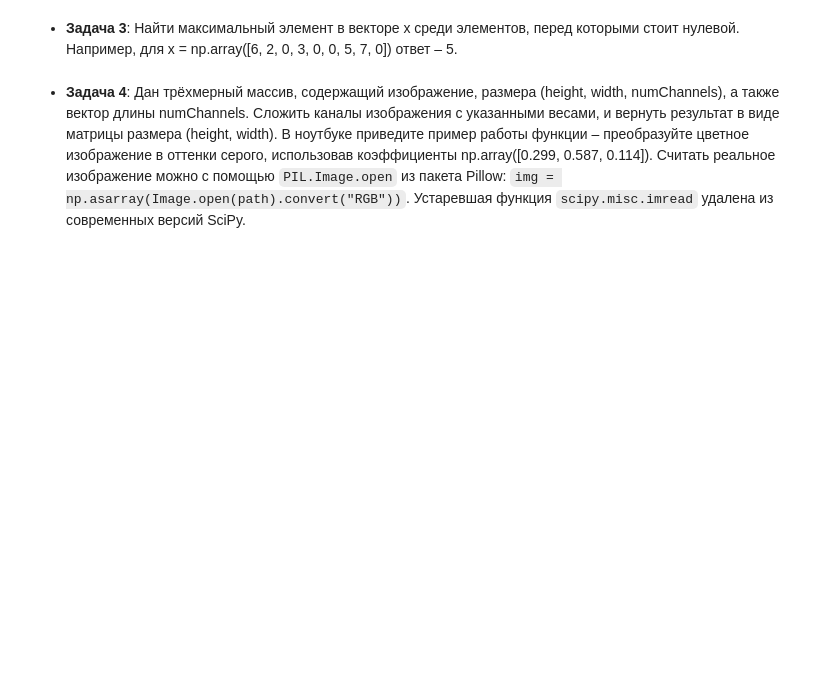
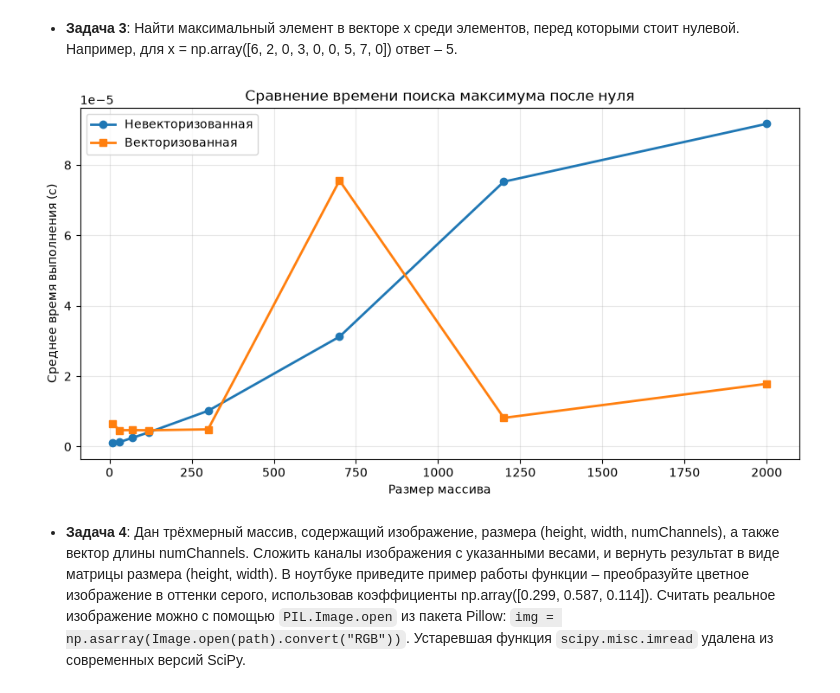
Before and after one commit to K35177/ML_Kamalov, a Jupyter notebook: task_numpy/task_numpy_practice.ipynb, the cells around one changed output. Saved outputs shown, nothing was run; the diff lists cells and outputs as text; code cells hidden in the pictures; blank space fills up the shorter version.

```diff
--- a/task_numpy/task_numpy_practice.ipynb
+++ b/task_numpy/task_numpy_practice.ipynb
@@ -154,9 +142,66 @@ plt.show()
 * __Задача 3__: Найти максимальный элемент в векторе x среди элементов, перед которыми стоит нулевой.
  Например, для x = np.array([6, 2, 0, 3, 0, 0, 5, 7, 0]) ответ – 5.
 # %%
-reload_solution_modules()
+  import timeit
+  import matplotlib.pyplot as plt
+  import numpy as np
+  import functions
+  import functions_vectorized
 
-# code here
+  data_sizes = np.array([10, 30, 70, 120, 300, 700, 1200, 2000])
+  time_non_vectorized = []
+  time_vectorized = []
+
+  for size in data_sizes:
+      x = np.random.randint(1, 100, size=size)
+      x[::5] = 0
+      x_list = x.tolist()
+      repetitions = 10
+
+      t_non_vectorized = timeit.timeit(
+          lambda: functions.max_after_zero(x_list), number=repetitions,) / repetitions
+
+      t_vectorized = timeit.timeit(
+          lambda: functions_vectorized.max_after_zero(x),
+          number=repetitions,
+      ) / repetitions
+
+      time_non_vectorized.append(t_non_vectorized)
+      time_vectorized.append(t_vectorized)
+
+  plt.figure(figsize=(9, 5))
+
+  plt.plot(
+      data_sizes,
+      time_non_vectorized,
+      marker="o",
+      linewidth=2,
+      label="Невекторизованная",
+  )
+
+  plt.plot(
+      data_sizes,
+      time_vectorized,
+      marker="s",
+      linewidth=2,
+      label="Векторизованная",
+  )
+
+  plt.title("Сравнение времени поиска максимума после нуля")
+  plt.xlabel("Размер массива")
+  plt.ylabel("Среднее время выполнения (с)")
+  plt.grid(True, alpha=0.3)
+  plt.legend()
+  plt.tight_layout()
+  plt.show()
+
+
+  x = np.array([6, 2, 0, 3, 0, 0, 5, 7, 0])
+
+  assert functions.max_after_zero(x.tolist()) == 5
+  assert functions_vectorized.max_after_zero(x) == 5
+# %% [output]
+[figure, added]
 # %% [markdown]
 
 
```
Also changed, not shown: parts of 3 cells of this notebook.
